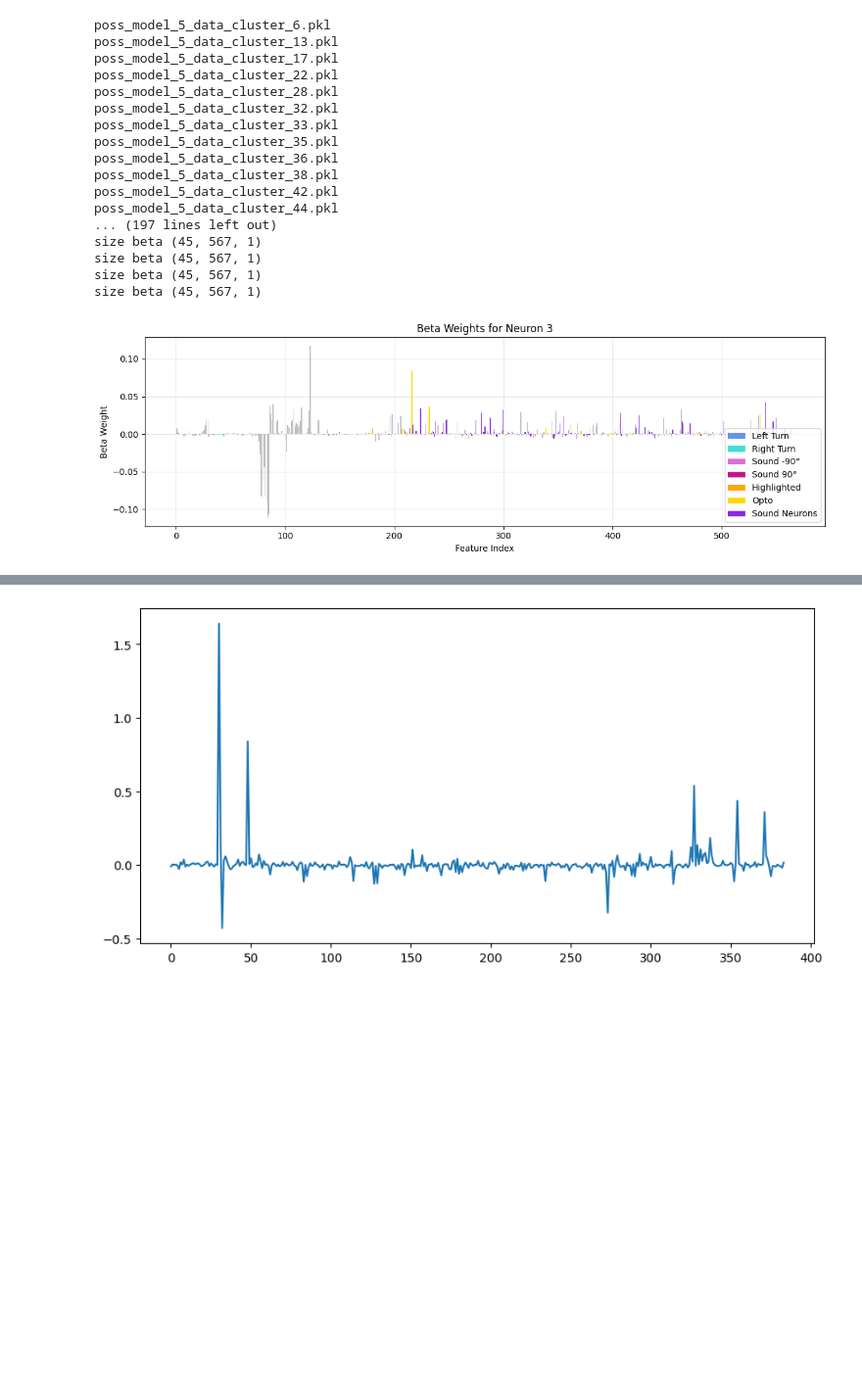
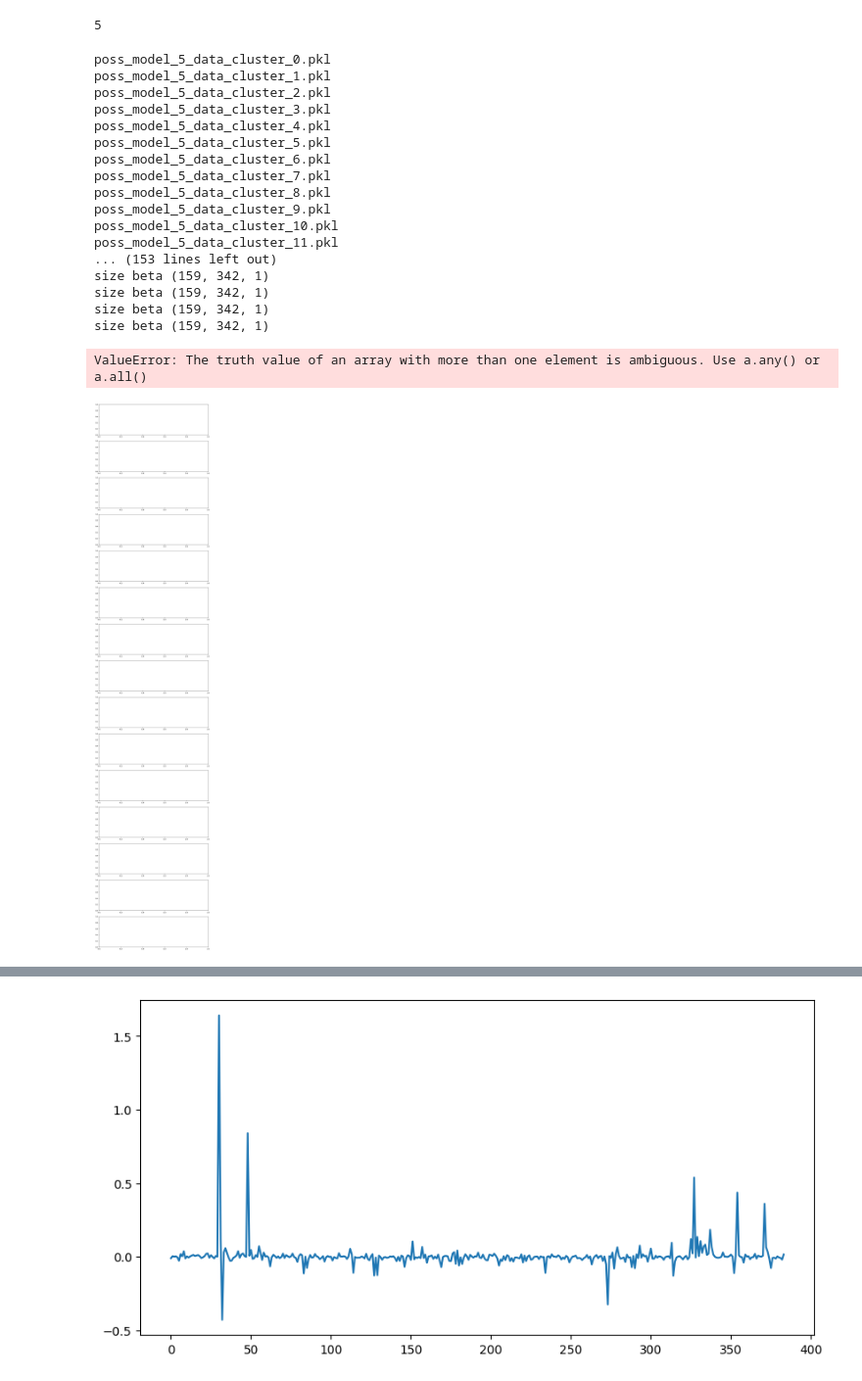
Before and after one commit to constanzabassi/GLM-analysis, a Jupyter notebook: notebooks/quick_glm_model_comparison.ipynb, the cells around one changed output, grey strips where cells are left out. Shown at 98% size. Cells and saved outputs as stored; diff of their text form; code cells hidden in the pictures; blank space fills up the shorter version.

```diff
--- a/notebooks/quick_glm_model_comparison.ipynb
+++ b/notebooks/quick_glm_model_comparison.ipynb
@@ -4,7 +4,7 @@ import numpy as np
 import pickle
 import matplotlib.pyplot as plt
 server= 'V:'
-animalID = 'HA10-1L'
-date = '2023-04-10'
+animalID = 'HA1-00' #'HA10-1L'
+date = '2023-06-29' #'2023-04-10'
 model_type = 'GLM_3nmf_pre'
 # %%
@@ -20,3 +39,7 @@ opto_neurons = [n - 1 for n in opto_neurons]  # 0-indexed
+# %%
+print(opto_neurons[8][0][0])
+# %% [output]
+5
 # %%
 def load_GLM_results_cluster(save_directory, save_string, neuron_ids=None):
     os.chdir(save_directory)
@@ -81,9 +104,9 @@ def load_GLM_results_cluster(save_directory, save_string, neuron_ids=None):
 save_directory_v1 = os.path.join(f'{server}/Connie/ProcessedData/{animalID}/{date}/{model_type}')
 
 # Load data from all models
-
-model_output_og = load_GLM_results_cluster(os.path.join(save_directory_v1, 'results_updated'), 'poss_model_5_data_cluster_', sound_neurons)
-model_output_og_opto = load_GLM_results_cluster(os.path.join(save_directory_v1, 'results_updated'), 'poss_model_5_data_cluster_', opto_neurons)
+model_output_all = load_GLM_results_cluster(os.path.join(save_directory_v1, 'results_updated'), 'poss_model_5_data_cluster_')
+# model_output_og = load_GLM_results_cluster(os.path.join(save_directory_v1, 'results_updated'), 'poss_model_5_data_cluster_', sound_neurons)
+# model_output_og_opto = load_GLM_results_cluster(os.path.join(save_directory_v1, 'results_updated'), 'poss_model_5_data_cluster_', opto_neurons)
 # model_output_new = load_GLM_results_cluster(os.path.join(save_directory_v1, 'results_updated'), 'poss_model_0_data_cluster_')
 
 # # Calculate the mean across folds for deviance explained
@@ -95,23 +118,42 @@ model_output_og_opto = load_GLM_results_cluster(os.path.join(save_directory_v1,
 #         'model_output_all': model_output_all,
 #     }
 # %% [output]
+poss_model_5_data_cluster_0.pkl
+poss_model_5_data_cluster_1.pkl
+poss_model_5_data_cluster_2.pkl
+poss_model_5_data_cluster_3.pkl
+poss_model_5_data_cluster_4.pkl
+poss_model_5_data_cluster_5.pkl
 poss_model_5_data_cluster_6.pkl
-poss_model_5_data_cluster_13.pkl
-poss_model_5_data_cluster_17.pkl
-poss_model_5_data_cluster_22.pkl
-poss_model_5_data_cluster_28.pkl
-poss_model_5_data_cluster_32.pkl
-poss_model_5_data_cluster_33.pkl
-poss_model_5_data_cluster_35.pkl
-poss_model_5_data_cluster_36.pkl
-poss_model_5_data_cluster_38.pkl
-poss_model_5_data_cluster_42.pkl
-poss_model_5_data_cluster_44.pkl
-... (197 lines left out)
-size beta (45, 567, 1)
-size beta (45, 567, 1)
-size beta (45, 567, 1)
-size beta (45, 567, 1)
+poss_model_5_data_cluster_7.pkl
+poss_model_5_data_cluster_8.pkl
+poss_model_5_data_cluster_9.pkl
+poss_model_5_data_cluster_10.pkl
+poss_model_5_data_cluster_11.pkl
+... (153 lines left out)
+size beta (159, 342, 1)
+size beta (159, 342, 1)
+size beta (159, 342, 1)
+size beta (159, 342, 1)
+# %%
+#other imports
+import os
+import sys
+import numpy as np
+#os.chdir('C:/Code/Github/GLM_python-main')
+project_root = 'C:/Code/Github/GLM-analysis/'
+if project_root not in sys.path:
+    sys.path.append(project_root)
+
+# Import path setup
+from utils.path_utils import setup_paths
+base_dir = setup_paths()
+
+from handlers.DataHandlerEncoding import DataHandlerEncoding as datafun
+#initialize class
+data_handler = datafun(data=None)  # Pass any initial data if needed
+
+celltype_array, neuron_groups, colors = data_handler.load_celltypes(server, animalID, date)
 # %%
 def plot_neuron_betas(model_output_all, neuron_indices, predictor_groups=None):
     """
@@ -178,36 +220,37 @@ def plot_neuron_betas(model_output_all, neuron_indices, predictor_groups=None):
         ax = axes[n_idx, 0]
         ax.bar(range(len(mean_betas)), mean_betas, color=colors)
         ax.set_xlabel('Feature Index')
         ax.set_ylabel('Beta Weight')
         ax.set_title(f'Beta Weights for Neuron {neuron}')
 
         # Add grid for better visibility
         ax.grid(True, alpha=0.3)
 
         # Add legend
         from matplotlib.patches import Patch
         legend_elements = [
             Patch(facecolor=c, label=l) for l, c in [
                 ('Left Turn', 'cornflowerblue'),
                 ('Right Turn', 'turquoise'),
                 ('Sound -90°', 'orchid'),
                 ('Sound 90°', 'mediumvioletred'),
                 ('Highlighted', 'orange'),
                 ('Opto', 'gold'),
                 ('Sound Neurons', 'blueviolet')
             ]
         ]
         ax.legend(handles=legend_elements, loc='lower right')
 
     plt.tight_layout()
     return fig, axes
 
 # Example usage:
-neuron_to_plot = [3]  # replace with your neuron index
-fig, axes = plot_neuron_betas(model_output_og, neuron_to_plot)
+neuron_to_plot =  opto_neurons[8][0].tolist()#sound_neurons[8][0][np.arange(0,2)] # replace with your neuron index
+fig, axes = plot_neuron_betas(model_output_all, neuron_to_plot)
 plt.show()
 # %% [output]
+ValueError: The truth value of an array with more than one element is ambiguous. Use a.any() or a.all()
-[figure, old version]
+[figure, new version]
 # %%
 import numpy as np
 import matplotlib.pyplot as plt
```
Also changed, not shown: parts of 9 cells of this notebook, 3 other files.
